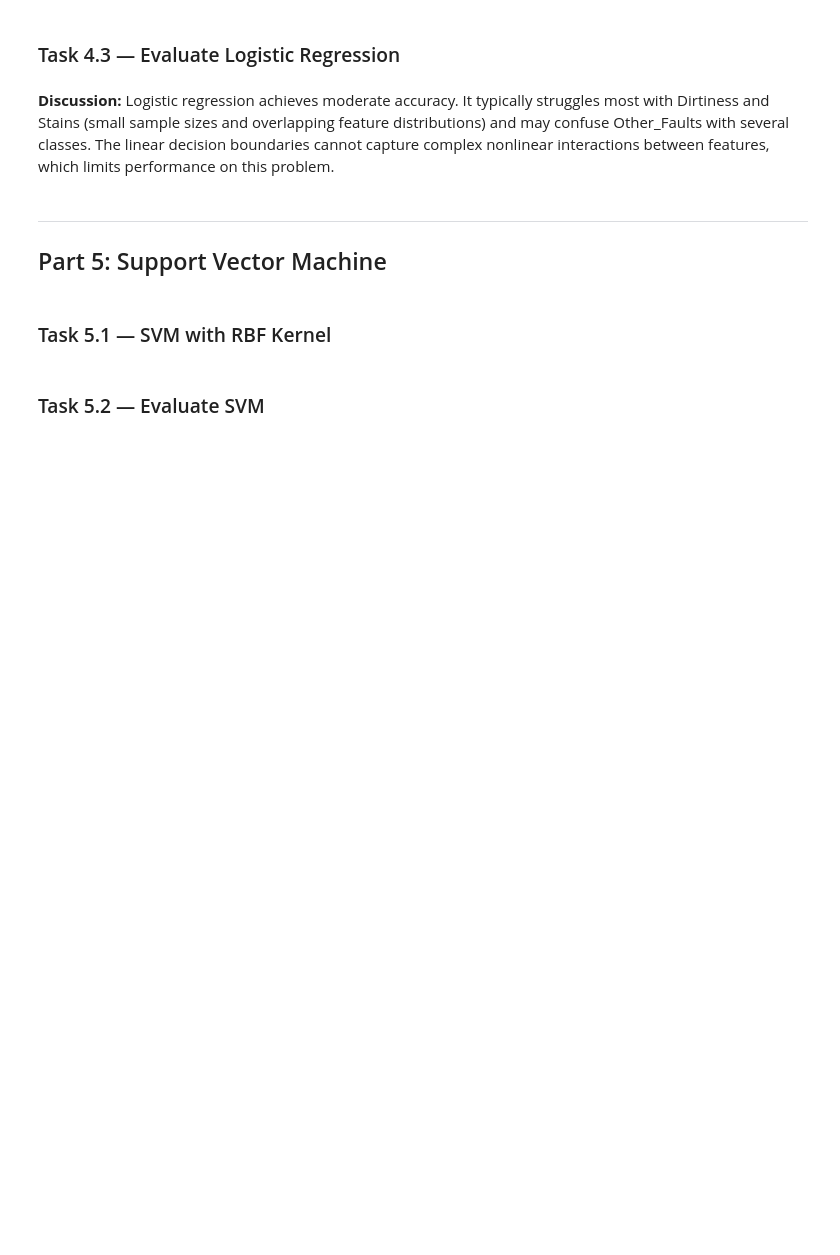
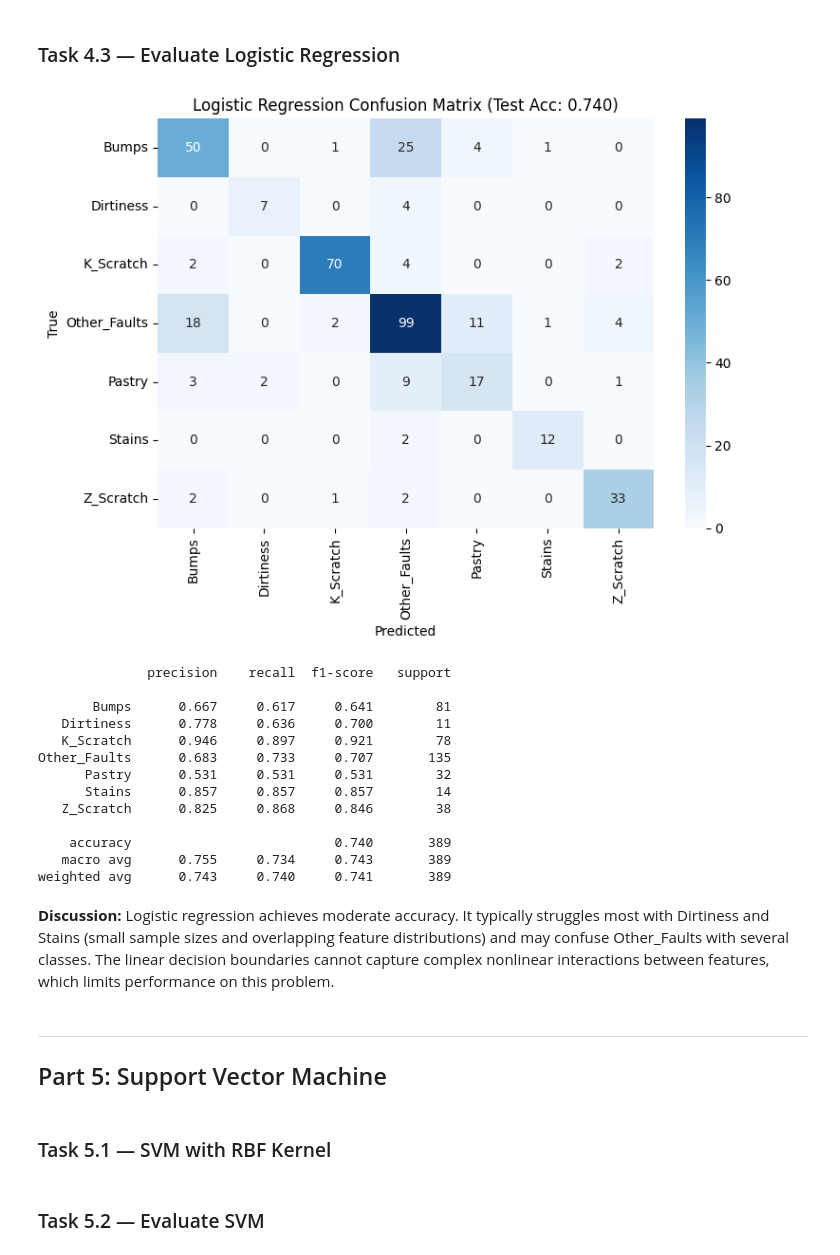
Before and after one commit to adil-rasheed/TTK4260-2026, a Jupyter notebook: AssignmentPart1/TTK4260_SteelPlates_Solution.ipynb, the cells around one changed output. Drawn from its saved outputs; the diff is of its cells as text; code cells hidden in the pictures; blank space fills up the shorter version.

```diff
--- a/AssignmentPart1/TTK4260_SteelPlates_Solution.ipynb
+++ b/AssignmentPart1/TTK4260_SteelPlates_Solution.ipynb
@@ -258,24 +385,38 @@ plt.show()
 # %% [markdown]
 ### Task 4.3 — Evaluate Logistic Regression
 # %%
-lr_best = LogisticRegression(C=best_C_lr, max_iter=2000, random_state=RANDOM_STATE,
-                              multi_class='multinomial')
+lr_best = LogisticRegression(C=best_C_lr, max_iter=2000, random_state=RANDOM_STATE)
 lr_best.fit(X_train_eng_sc, y_train)
 y_pred_lr = lr_best.predict(X_test_eng_sc)
 
 # Confusion matrix
 cm_lr = confusion_matrix(y_test, y_pred_lr)
 fig, ax = plt.subplots(figsize=(8, 6))
 sns.heatmap(cm_lr, annot=True, fmt='d', cmap='Blues', xticklabels=class_names,
             yticklabels=class_names, ax=ax)
 ax.set_xlabel('Predicted')
 ax.set_ylabel('True')
 ax.set_title(f'Logistic Regression Confusion Matrix (Test Acc: {accuracy_score(y_test, y_pred_lr):.3f})')
 plt.tight_layout()
 plt.show()
 
 # Classification report
 print(classification_report(y_test, y_pred_lr, target_names=class_names, digits=3))
+# %% [output]
+[figure, added]
+              precision    recall  f1-score   support
+
+       Bumps      0.667     0.617     0.641        81
+   Dirtiness      0.778     0.636     0.700        11
+   K_Scratch      0.946     0.897     0.921        78
+Other_Faults      0.683     0.733     0.707       135
+      Pastry      0.531     0.531     0.531        32
+      Stains      0.857     0.857     0.857        14
+   Z_Scratch      0.825     0.868     0.846        38
+
+    accuracy                          0.740       389
+   macro avg      0.755     0.734     0.743       389
+weighted avg      0.743     0.740     0.741       389
 # %% [markdown]
 **Discussion:** Logistic regression achieves moderate accuracy. It typically struggles most with Dirtiness and Stains (small sample sizes and overlapping feature distributions) and may confuse Other_Faults with several classes. The linear decision boundaries cannot capture complex nonlinear interactions between features, which limits performance on this problem.
 # %% [markdown]
```
Also changed, not shown: parts of 14 cells of this notebook.
